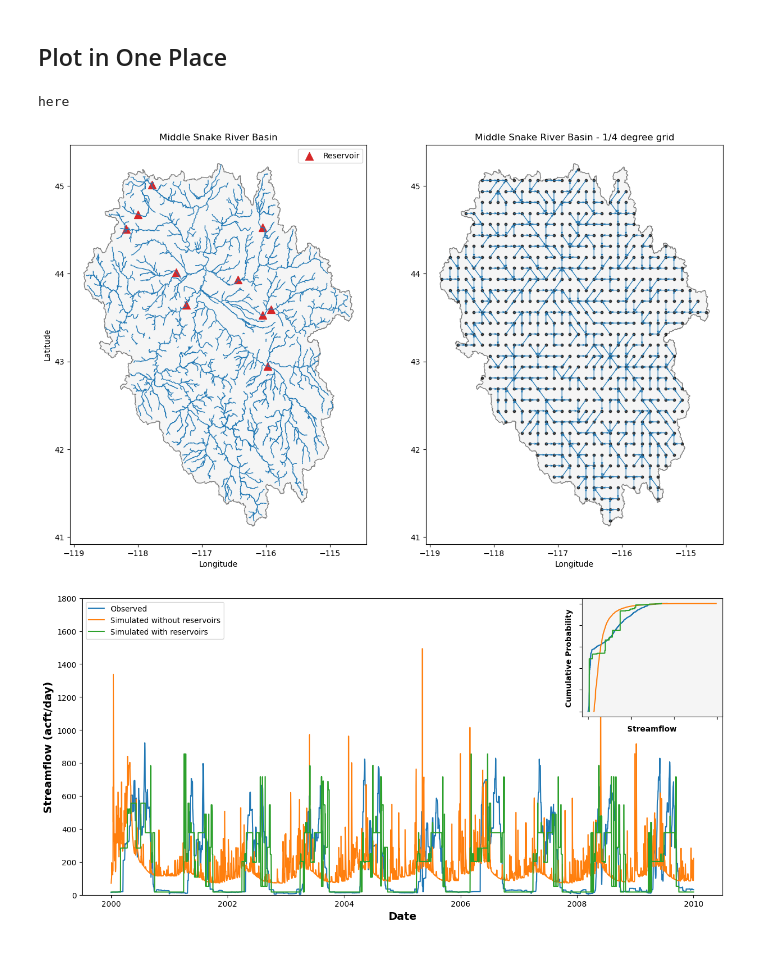
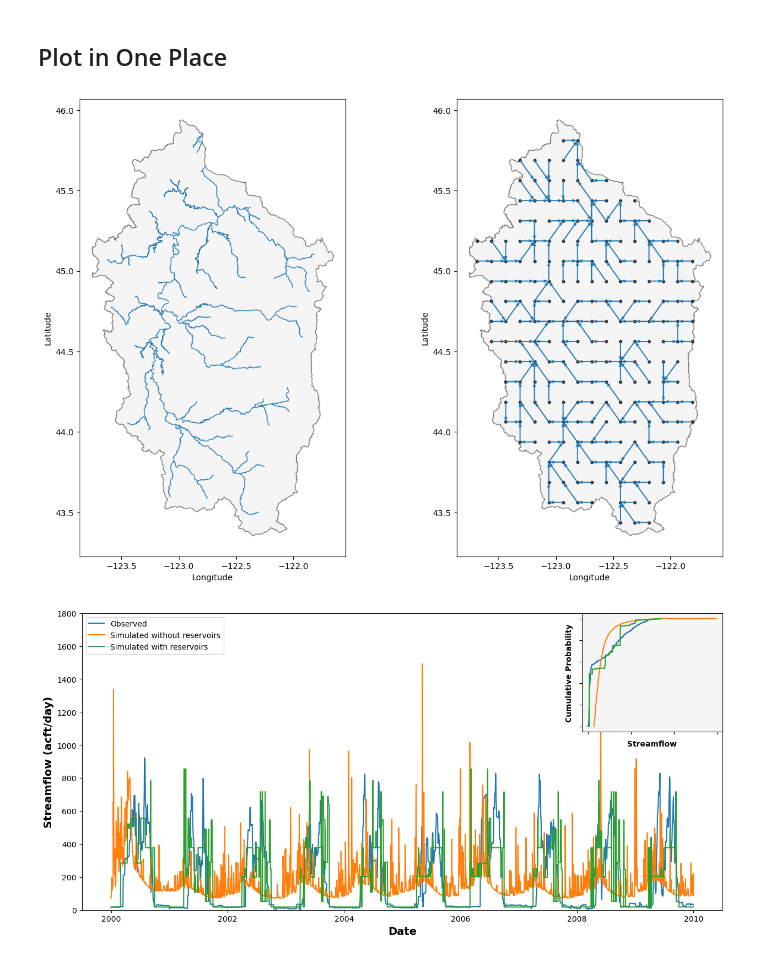
Before and after one commit to lidh966/reservoir_route, a Jupyter notebook: lrr_calibrate_simulate_add_demand.ipynb, the cells around one changed output. Drawn from its saved outputs; the diff is of its cells as text; code cells hidden in the pictures.

```diff
--- a/lrr_calibrate_simulate_add_demand.ipynb
+++ b/lrr_calibrate_simulate_add_demand.ipynb
@@ -16,7 +16,7 @@ os.chdir(base_dir)
 # %%
 # ---- Prepare the model run for a specific basin ---- #
 
-huc4 = '0110'
+huc4 = '1709'
 
 # constant parameters
 grid_length = 111 / 8    # grid length (km)
@@ -341,7 +331,7 @@ for u_e_best_index in u_e_best_test_list:
 # ---- Save model states ---- #
 
 # best u_e
-u_e_best_index = 14
+u_e_best_index = 4
 u_e = u_e_array[u_e_best_index]
 
 # define the calibration period
@@ -803,8 +787,6 @@ gdf_flow = gdf_flow.set_crs(crs, inplace=True, allow_override=True)
 
 # subset to the target huc4
 gdf_flow_huc4 = gdf_flow.sjoin(gdf_huc4, how='inner', predicate='intersects')
-# %% [output]
-here
 # %%
 # ---- Visualize the graph on the map ---- #
 
@@ -845,53 +827,54 @@ fig, ax = plt.subplots(ncols=2, nrows=1, figsize=(15, 10))
 
 # Plot basin and actual flow
 gdf_huc4.plot(ax=ax[0], facecolor='whitesmoke', edgecolor='tab:gray', linewidth=1)
 
 # plot flow line
 # specify to which stream order
 max_order = gdf_flow_huc4['StreamOrde'].max()
-min_order_to_keep = 3
+min_order_to_keep = 4
 gdf_flow_huc4.loc[gdf_flow_huc4['StreamOrde']>=min_order_to_keep].plot(ax=ax[0], linewidth=1)
 
 gdf_huc4.plot(ax=ax[1], facecolor='whitesmoke', edgecolor='tab:gray', linewidth=1)
 
 # Plot nodes
 gdf_nodes.plot(ax=ax[1], marker='o', color='black', alpha=0.7, markersize=10)
 
 # Plot arrows
 ax[1].quiver(x, y, dx, dy, angles='xy', scale_units='xy', scale=1, color='tab:blue')
 
-# Plot all reservoirs
-reservoir_id_list = list(set(df_reservoir_ts.columns[df_reservoir_ts.columns.str.contains('_release')].str.split('_').str[1].tolist()))
-reservoir_id_list = [int(reservoir_id) for reservoir_id in reservoir_id_list]
+# # Plot all reservoirs
+# reservoir_id_list = list(set(df_reservoir_ts.columns[df_reservoir_ts.columns.str.contains('_release')].str.split('_').str[1].tolist()))
+# reservoir_id_list = [int(reservoir_id) for reservoir_id in reservoir_id_list]
 
-for reservoir_id in reservoir_id_list:
-    reservoir_i, reservoir_j = np.where(grid['reservoir_id']==reservoir_id)
-    reservoir_i = reservoir_i[0]
-    reservoir_j = reservoir_j[0]
-    res_lat = res_metadata_df.loc[res_metadata_df['ID']==reservoir_id, 'lattitude'].values[0]
-    res_lon = res_metadata_df.loc[res_metadata_df['ID']==reservoir_id, 'longtitude'].values[0]
+# for reservoir_id in reservoir_id_list:
+#     reservoir_i, reservoir_j = np.where(grid['reservoir_id']==reservoir_id)
+#     reservoir_i = reservoir_i[0]
+#     reservoir_j = reservoir_j[0]
+#     res_lat = res_metadata_df.loc[res_metadata_df['ID']==reservoir_id, 'lattitude'].values[0]
+#     res_lon = res_metadata_df.loc[res_metadata_df['ID']==reservoir_id, 'longtitude'].values[0]
 
-    # plot reservoir
-    if reservoir_id == 367:
-        ax[0].scatter(res_lon, res_lat, marker='^', color='tab:red', s=100, label='Reservoir')
-    else:
-        ax[0].scatter(res_lon, res_lat, marker='^', color='tab:red', s=100)
+#     # plot reservoir
+#     if reservoir_id == 367:
+#         ax[0].scatter(res_lon, res_lat, marker='^', color='tab:red', s=100, label='Reservoir')
+#     else:
+#         ax[0].scatter(res_lon, res_lat, marker='^', color='tab:red', s=100)
 
-ax[0].legend()
+# ax[0].legend()
 
-ax[0].set_title('Middle Snake River Basin')
+# ax[0].set_title('Middle Snake River Basin')
 ax[0].set_xlabel('Longitude')
 ax[0].set_ylabel('Latitude')
 
-ax[1].set_title('Middle Snake River Basin - 1/4 degree grid')
+# ax[1].set_title('Middle Snake River Basin - 1/4 degree grid')
 ax[1].set_xlabel('Longitude')
+ax[1].set_ylabel('Latitude')
 
 # save
-plt.savefig('/Users/donghui/Desktop/middle_snake_river_basin.png', dpi=300, bbox_inches='tight')
+plt.savefig('/Users/donghui/Box Sync/UIUC/Group Meeting/2024-SPRING/my_presentation/figures/demo_flow_map.jpg', dpi=300, bbox_inches='tight')
 
 plt.show()
 # %% [output]
-[figure, old version]
+[figure, new version]
 # %%
 # ---- Plot reservoir 367 time series & cdf ---- #
 
```
Also changed, not shown: parts of 5 cells of this notebook, 1 other file.
